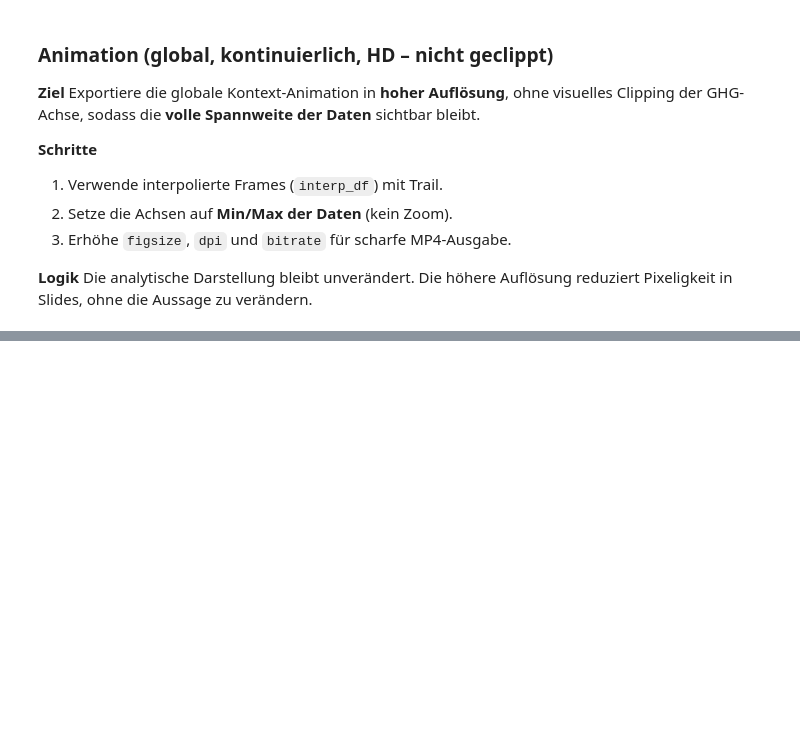
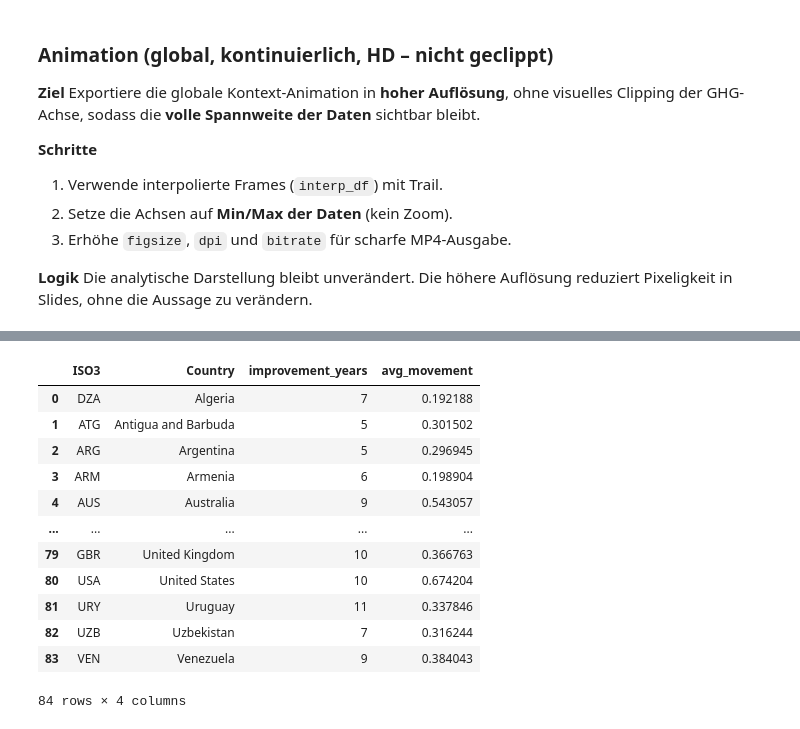
Before and after one commit to damiansze/Climate-Justice, a Jupyter notebook: 05_CGI.ipynb, the cells around one changed output, grey strips where cells are left out. Drawn from its saved outputs; the diff is of its cells as text; code cells hidden in the pictures; blank space fills up the shorter version.

```diff
--- a/05_CGI.ipynb
+++ b/05_CGI.ipynb
@@ -808,0 +1131,28 @@ animate_global_context_continuous_hd(
+# %%
+# Animation 3: Stabile Improvers (HD, kontinuierlich, Fokus)
+# Filter (bereits in stable_improvers enthalten):
+# - improvement_years >= 5
+# - avg_movement > median(avg_movement)
+
+countries_animation_3 = (
+    stable_improvers
+    [["ISO3", "Country", "improvement_years", "avg_movement"]]
+    .sort_values("Country")
+    .reset_index(drop=True)
+)
+
+countries_animation_3
+# %% [output]
+|  | ISO3 | Country | improvement_years | avg_movement |
+| 0 | DZA | Algeria | 7 | 0.192188 |
+| 1 | ATG | Antigua and Barbuda | 5 | 0.301502 |
+| 2 | ARG | Argentina | 5 | 0.296945 |
+| 3 | ARM | Armenia | 6 | 0.198904 |
+| 4 | AUS | Australia | 9 | 0.543057 |
+| ... | ... | ... | ... | ... |
+| 79 | GBR | United Kingdom | 10 | 0.366763 |
+| 80 | USA | United States | 10 | 0.674204 |
+| 81 | URY | Uruguay | 11 | 0.337846 |
+| 82 | UZB | Uzbekistan | 7 | 0.316244 |
+| 83 | VEN | Venezuela | 9 | 0.384043 |
+84 rows × 4 columns
```
Also changed, not shown: parts of 19 cells of this notebook, 2 other files.
